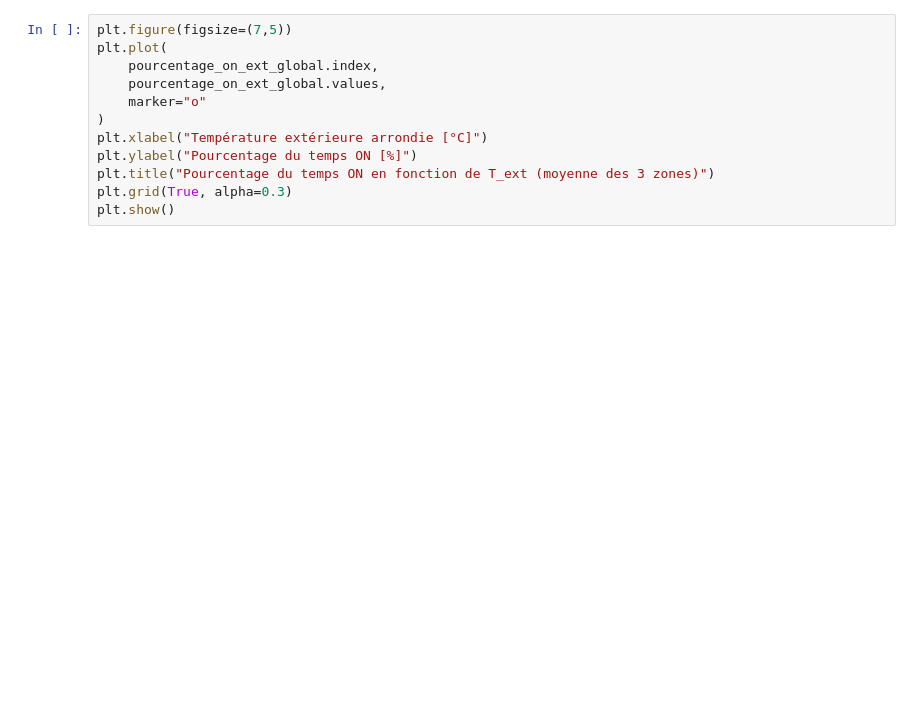
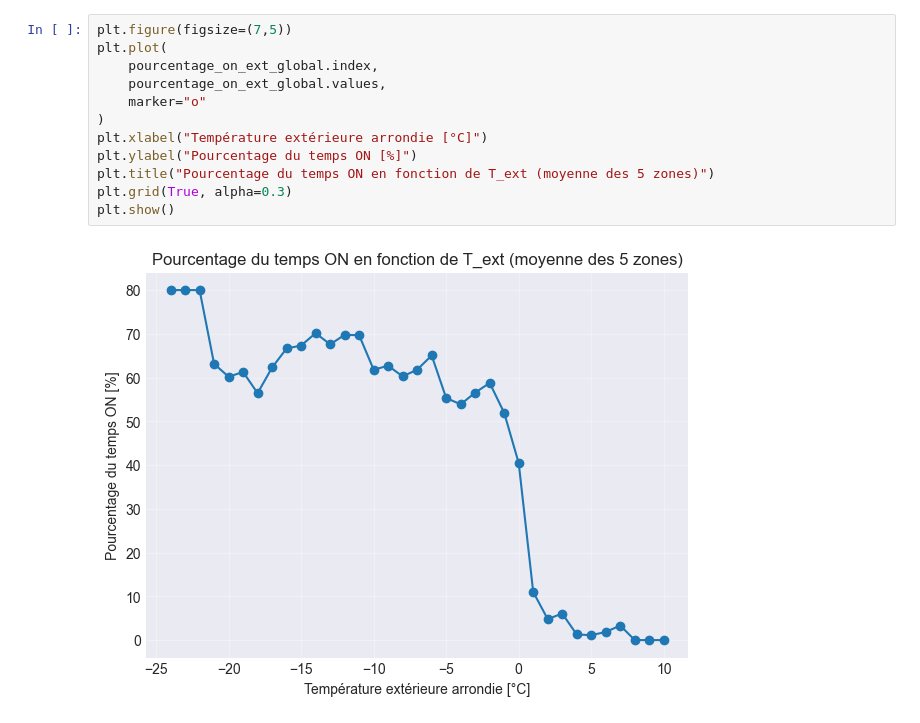
Before and after one commit to simont14/Analyse_donnees_TT, a Jupyter notebook: notebooks/heater_on_off.ipynb, the cells around one changed output. Saved outputs shown, nothing was run; the diff lists cells and outputs as text; blank space fills up the shorter version.

```diff
--- a/notebooks/heater_on_off.ipynb
+++ b/notebooks/heater_on_off.ipynb
@@ -219,12 +380,14 @@ print(f"T_int locale moyenne globale OFF       : {T_int_global_OFF:.2f} °C")
 # %%
 plt.figure(figsize=(7,5))
 plt.plot(
     pourcentage_on_ext_global.index,
     pourcentage_on_ext_global.values,
     marker="o"
 )
 plt.xlabel("Température extérieure arrondie [°C]")
 plt.ylabel("Pourcentage du temps ON [%]")
-plt.title("Pourcentage du temps ON en fonction de T_ext (moyenne des 3 zones)")
+plt.title("Pourcentage du temps ON en fonction de T_ext (moyenne des 5 zones)")
 plt.grid(True, alpha=0.3)
 plt.show()
+# %% [output]
+[figure, added]
```
Also changed, not shown: parts of 12 cells of this notebook, 2 other files.
